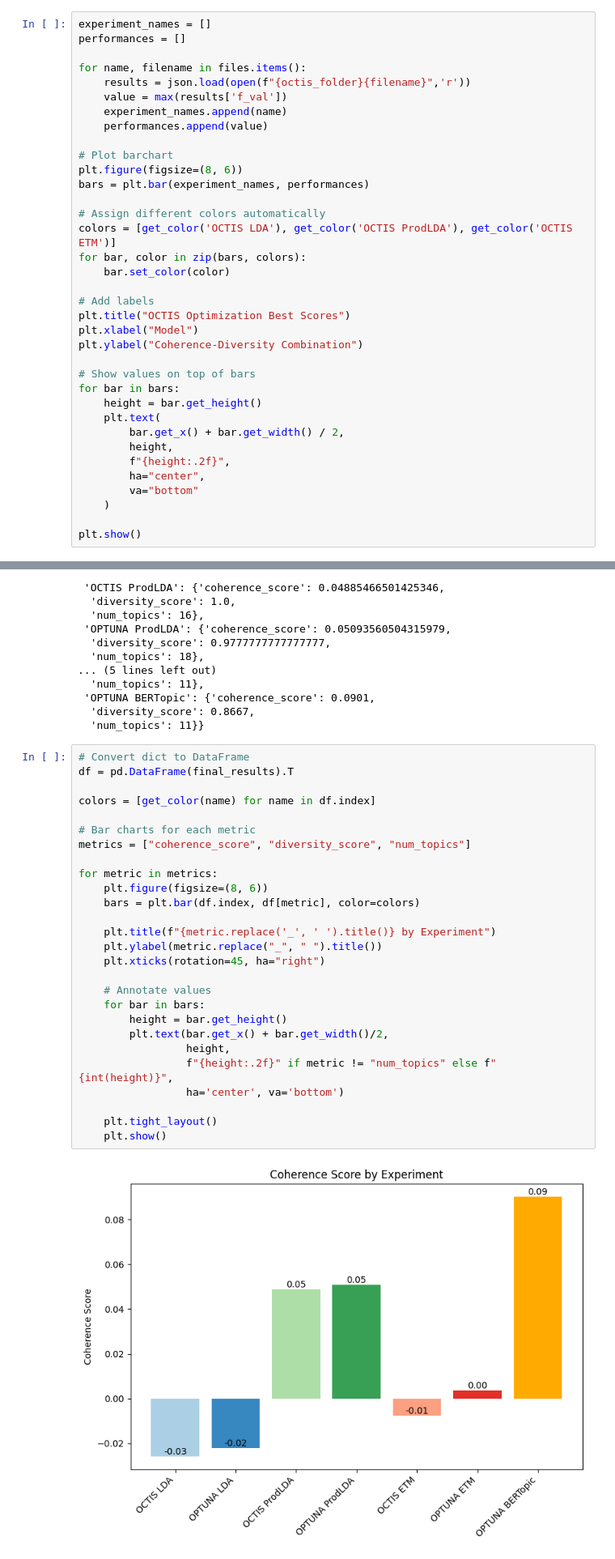
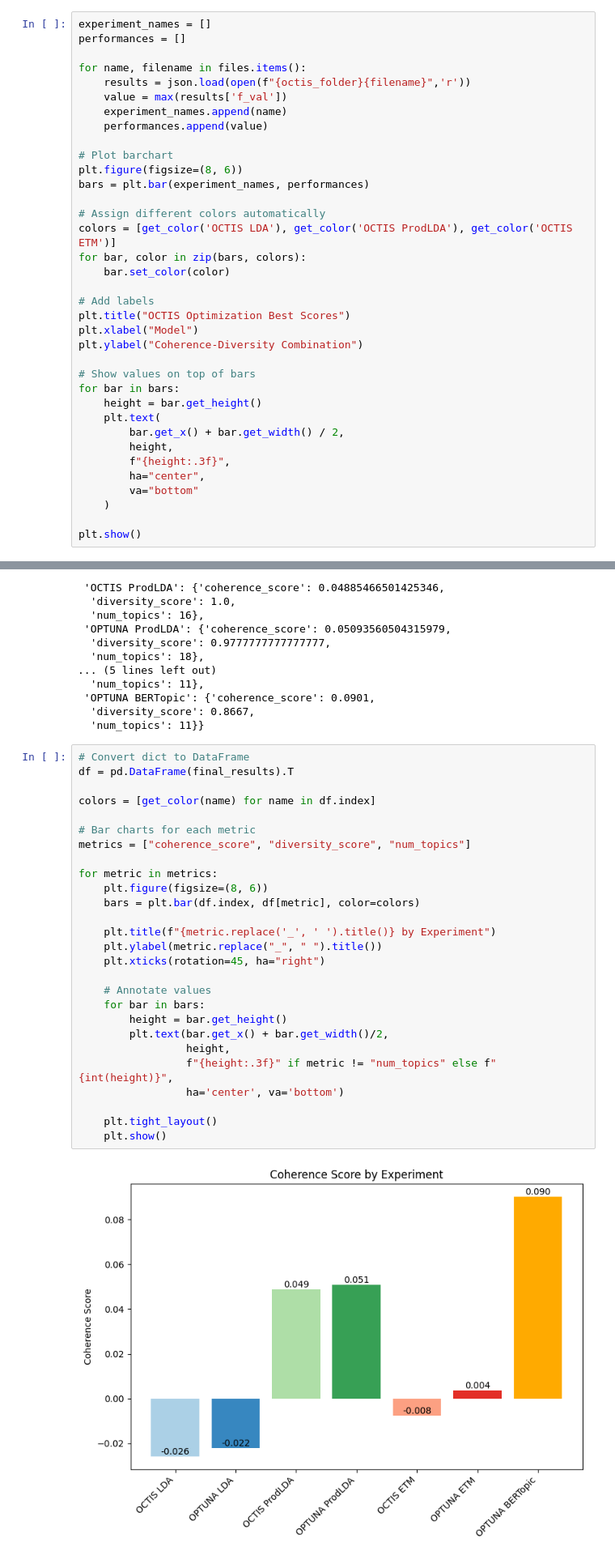
Before and after one commit to tonazzog/ChiLit_Topic_Modeling, a Jupyter notebook: 08 - Evaluation.ipynb, the cells around one changed output, grey strips where cells are left out. Shown at 81% size. Drawn from its saved outputs; the diff is of its cells as text.

```diff
--- a/08 - Evaluation.ipynb
+++ b/08 - Evaluation.ipynb
@@ -119,7 +120,7 @@ for bar in bars:
     plt.text(
         bar.get_x() + bar.get_width() / 2,
         height,
-        f"{height:.2f}",
+        f"{height:.3f}",
         ha="center",
         va="bottom"
     )
@@ -184,29 +185,29 @@ final_results
 # %%
 # Convert dict to DataFrame
 df = pd.DataFrame(final_results).T
 
 colors = [get_color(name) for name in df.index]
 
 # Bar charts for each metric
 metrics = ["coherence_score", "diversity_score", "num_topics"]
 
 for metric in metrics:
     plt.figure(figsize=(8, 6))
     bars = plt.bar(df.index, df[metric], color=colors)
 
     plt.title(f"{metric.replace('_', ' ').title()} by Experiment")
     plt.ylabel(metric.replace("_", " ").title())
     plt.xticks(rotation=45, ha="right")
 
     # Annotate values
     for bar in bars:
         height = bar.get_height()
         plt.text(bar.get_x() + bar.get_width()/2,
                  height,
-                 f"{height:.2f}" if metric != "num_topics" else f"{int(height)}",
+                 f"{height:.3f}" if metric != "num_topics" else f"{int(height)}",
                  ha='center', va='bottom')
 
     plt.tight_layout()
     plt.show()
 # %% [output]
-[figure, old version]
+[figure, new version]
```
Also changed, not shown: parts of 21 cells of this notebook, 13 other files.
